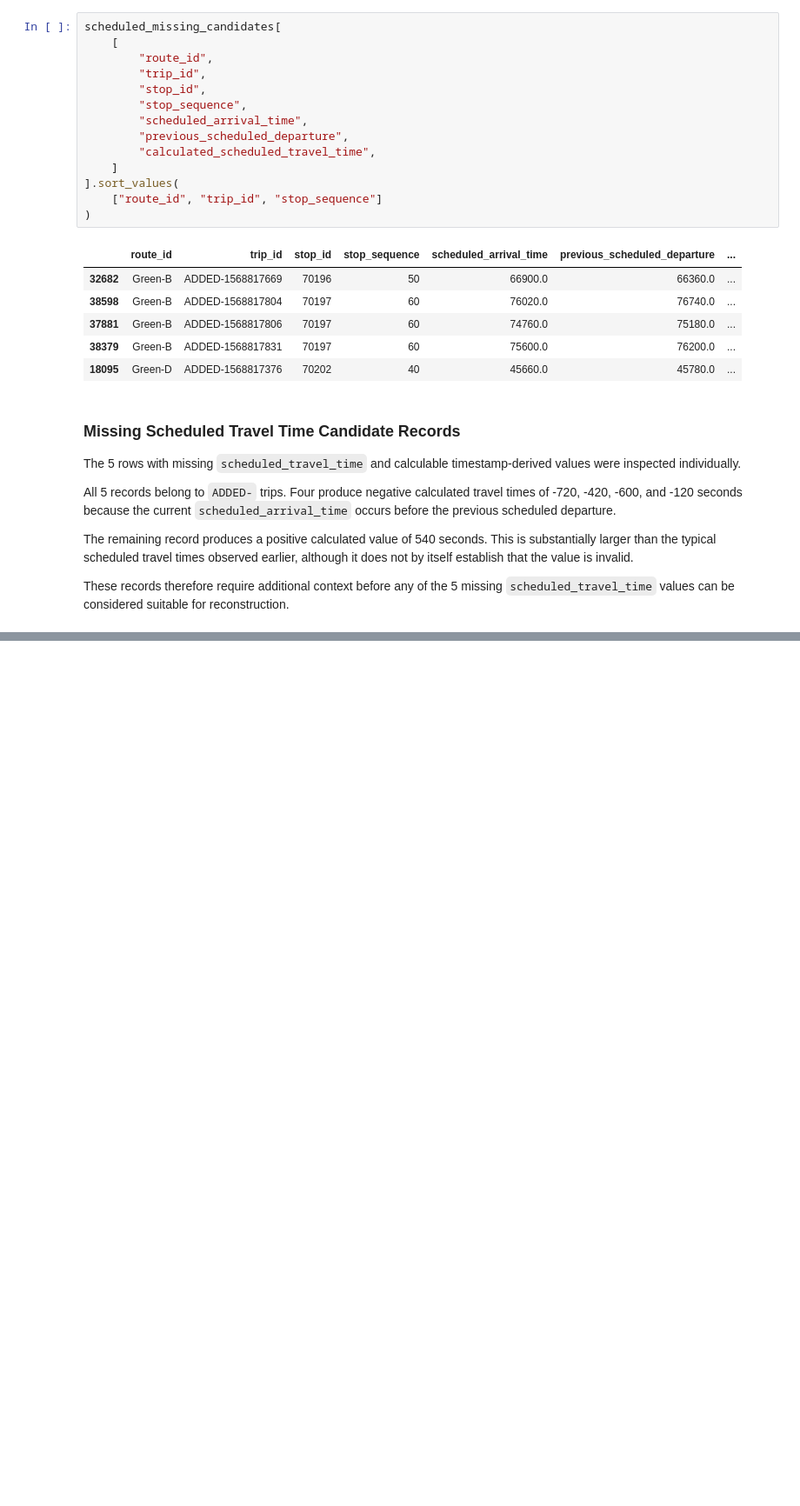
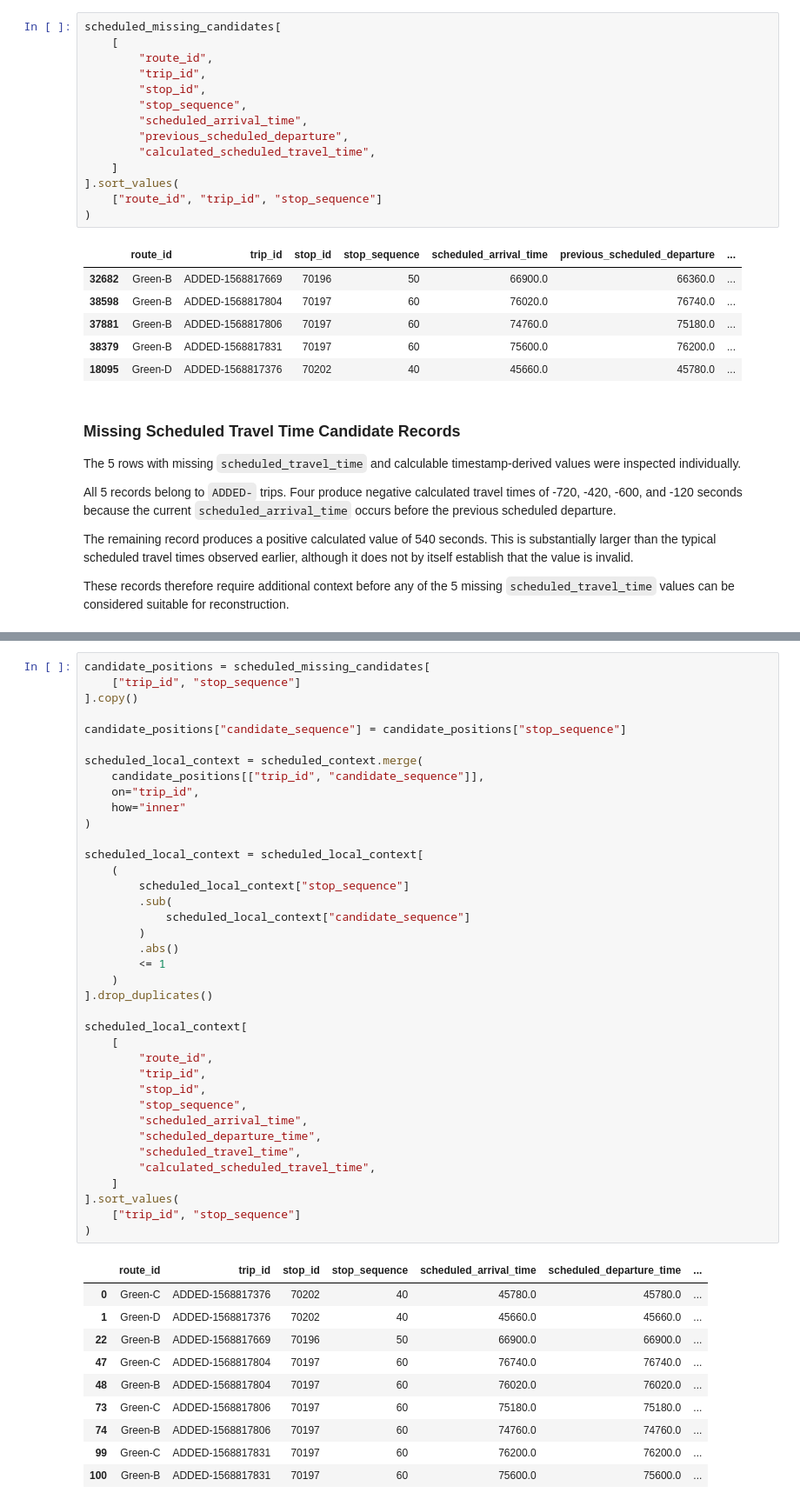
Before and after one commit to rahulcommit/mbta-subway-delay-analysis, a Jupyter notebook: notebooks/01_data_profile.ipynb, the cells around one changed output, grey strips where cells are left out. Shown at 87% size. Drawn from its saved outputs; the diff is of its cells as text; blank space fills up the shorter version.

```diff
--- a/notebooks/01_data_profile.ipynb
+++ b/notebooks/01_data_profile.ipynb
@@ -2109,0 +2157,49 @@ These records therefore require additional context before any of the 5 missing `
+# %%
+candidate_positions = scheduled_missing_candidates[
+    ["trip_id", "stop_sequence"]
+].copy()
+
+candidate_positions["candidate_sequence"] = candidate_positions["stop_sequence"]
+
+scheduled_local_context = scheduled_context.merge(
+    candidate_positions[["trip_id", "candidate_sequence"]],
+    on="trip_id",
+    how="inner"
+)
+
+scheduled_local_context = scheduled_local_context[
+    (
+        scheduled_local_context["stop_sequence"]
+        .sub(
+            scheduled_local_context["candidate_sequence"]
+        )
+        .abs()
+        <= 1
+    )
+].drop_duplicates()
+
+scheduled_local_context[
+    [
+        "route_id",
+        "trip_id",
+        "stop_id",
+        "stop_sequence",
+        "scheduled_arrival_time",
+        "scheduled_departure_time",
+        "scheduled_travel_time",
+        "calculated_scheduled_travel_time",
+    ]
+].sort_values(
+    ["trip_id", "stop_sequence"]
+)
+# %% [output]
+|  | route_id | trip_id | stop_id | stop_sequence | scheduled_arrival_time | scheduled_departure_time | ... |
+| 0 | Green-C | ADDED-1568817376 | 70202 | 40 | 45780.0 | 45780.0 | ... |
+| 1 | Green-D | ADDED-1568817376 | 70202 | 40 | 45660.0 | 45660.0 | ... |
+| 22 | Green-B | ADDED-1568817669 | 70196 | 50 | 66900.0 | 66900.0 | ... |
+| 47 | Green-C | ADDED-1568817804 | 70197 | 60 | 76740.0 | 76740.0 | ... |
+| 48 | Green-B | ADDED-1568817804 | 70197 | 60 | 76020.0 | 76020.0 | ... |
+| 73 | Green-C | ADDED-1568817806 | 70197 | 60 | 75180.0 | 75180.0 | ... |
+| 74 | Green-B | ADDED-1568817806 | 70197 | 60 | 74760.0 | 74760.0 | ... |
+| 99 | Green-C | ADDED-1568817831 | 70197 | 60 | 76200.0 | 76200.0 | ... |
+| 100 | Green-B | ADDED-1568817831 | 70197 | 60 | 75600.0 | 75600.0 | ... |
```
Also changed, not shown: parts of 39 cells of this notebook.
